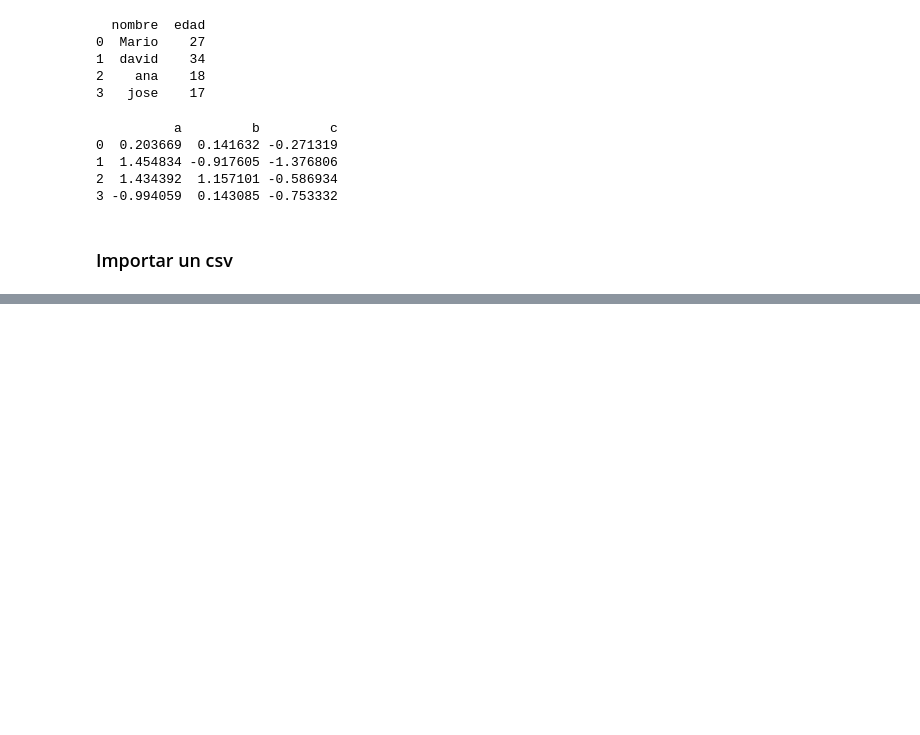
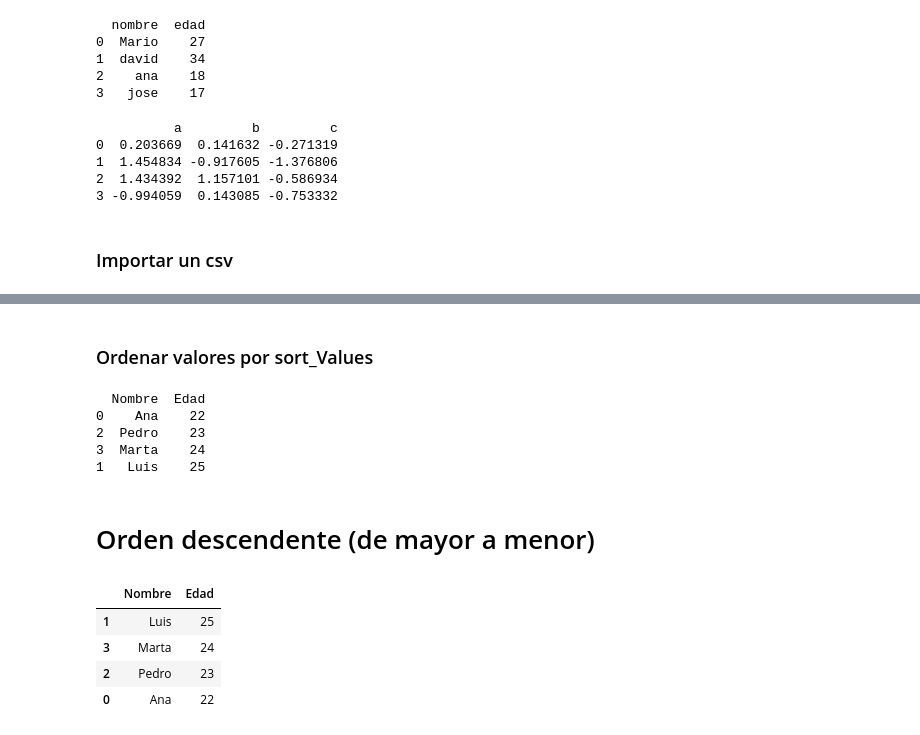
Before and after one commit to Mons12231/AnaliticaDatosNegociosDigitales, a Jupyter notebook: 03-Tratamiento_y_exploracion_de_los_datos/02-introduccion a pandas/01-introdcuccion-pandas.ipynb, the cells around one changed output, grey strips where cells are left out. Saved outputs shown, nothing was run; the diff lists cells and outputs as text; code cells hidden in the pictures; blank space fills up the shorter version.

```diff
--- a/prueba_pandas.ipynb
+++ b/03-Tratamiento_y_exploracion_de_los_datos/02-introduccion a pandas/01-introdcuccion-pandas.ipynb
@@ -317,3 +325,34 @@ Ultimas filas del DataFrame:
 | 8804 | s8805 | Movie | Zombieland | Ruben Fleischer | Jesse Eisenberg, Woody Harrelson,... | United States | November 1, 2019 | 2009 | R | 88 min | ... |
 | 8805 | s8806 | Movie | Zoom | Peter Hewitt | Tim Allen, Courteney Cox, Chevy C... | United States | January 11, 2020 | 2006 | PG | 88 min | ... |
 | 8806 | s8807 | Movie | Zubaan | Mozez Singh | Vicky Kaushal, Sarah-Jane Dias, R... | India | March 2, 2019 | 2015 | TV-14 | 111 min | ... |
+# %% [markdown]
+### Ordenar valores por sort_Values
+# %%
+import pandas as pd
+
+datos = {
+    "Nombre": ["Ana", "Luis", "Pedro", "Marta"],
+    "Edad": [22, 25, 23, 24]
+}
+
+df = pd.DataFrame(datos)
+
+# Ordenar de menor a mayor edad
+df_ordenado = df.sort_values(by="Edad")
+print(df_ordenado)
+# %% [output]
+  Nombre  Edad
+0    Ana    22
+2  Pedro    23
+3  Marta    24
+1   Luis    25
+# %% [markdown]
+# Orden descendente (de mayor a menor)
+# %%
+df.sort_values(by="Edad", ascending=False)
+# %% [output]
+|  | Nombre | Edad |
+| 1 | Luis | 25 |
+| 3 | Marta | 24 |
+| 2 | Pedro | 23 |
+| 0 | Ana | 22 |
```
Also changed, not shown: parts of 10 cells of this notebook, 14 other files.
